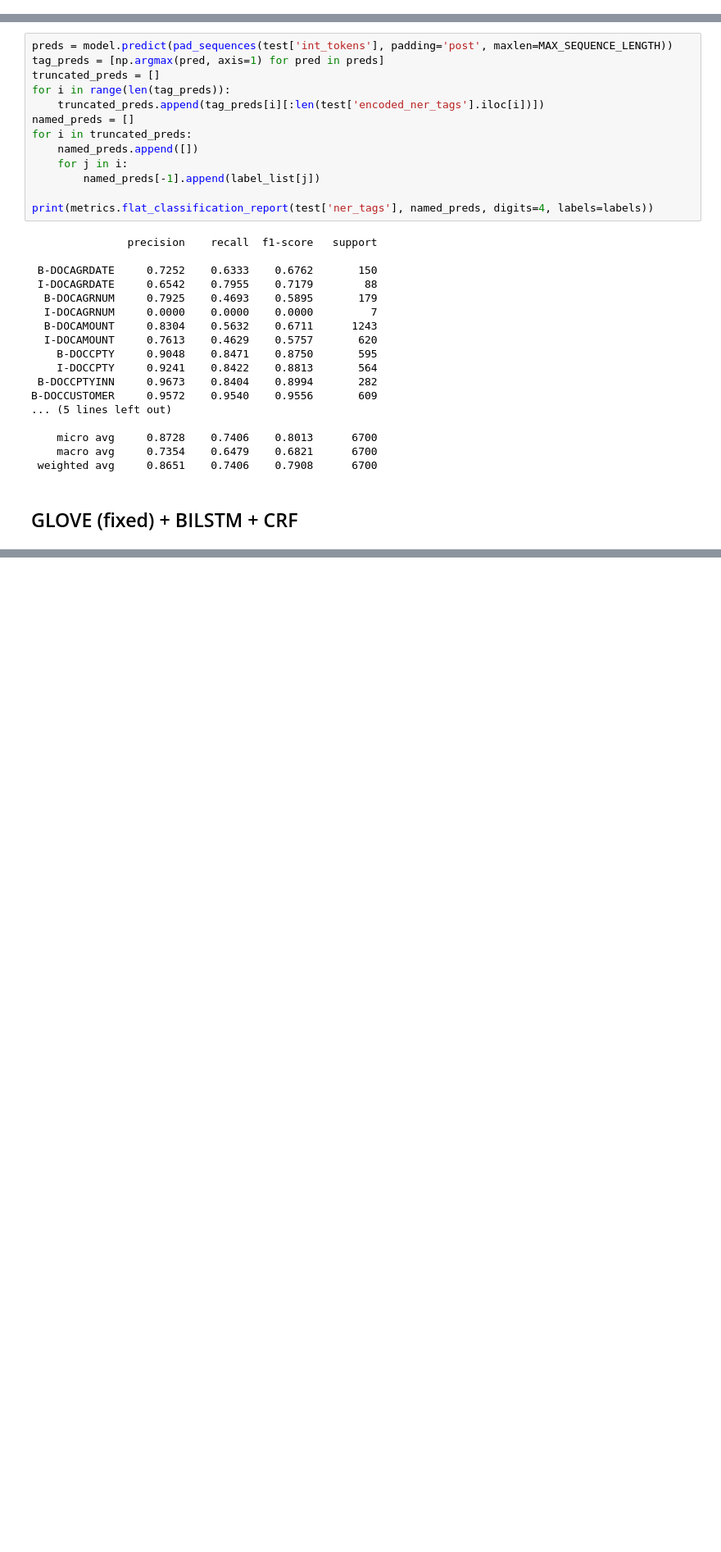
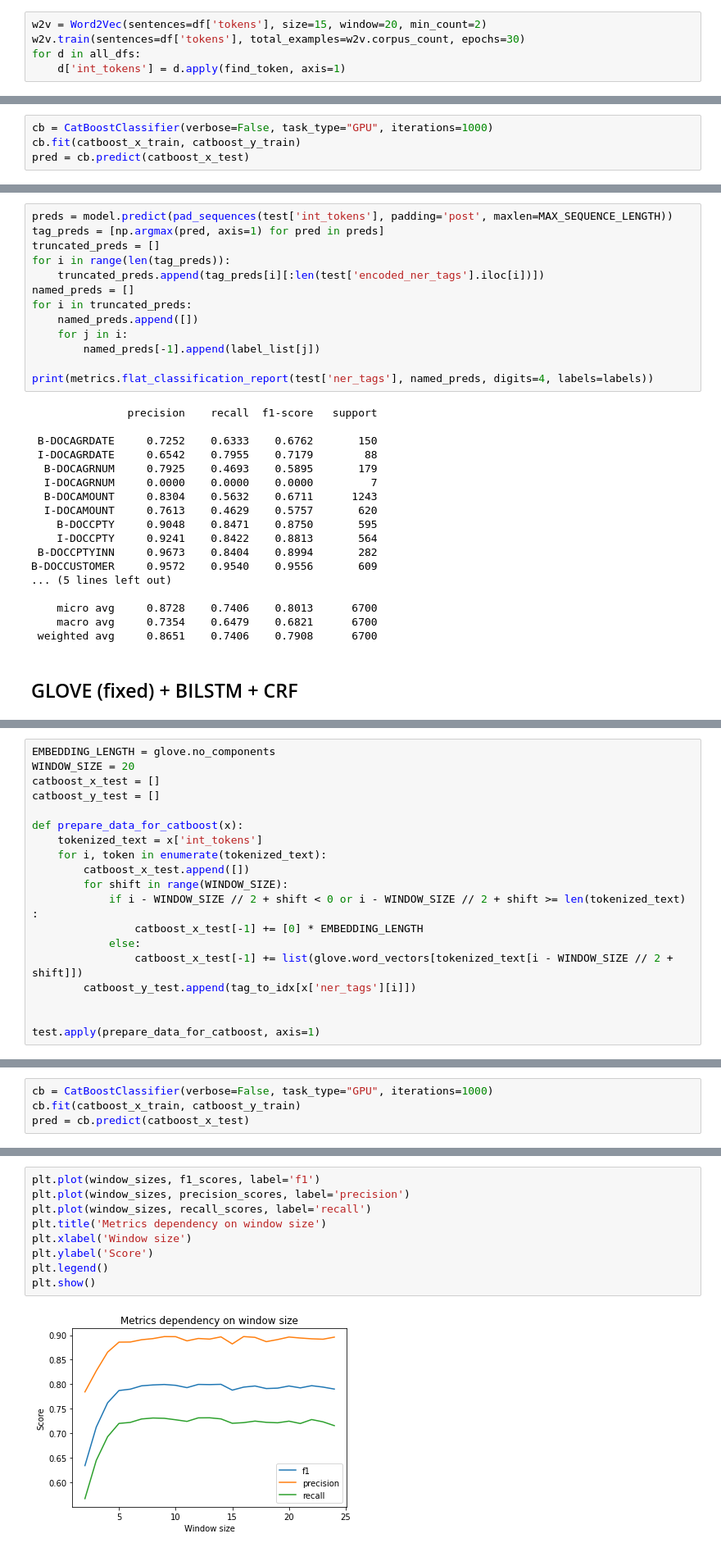
Before and after one commit to ArseniyBolotin/NER, a Jupyter notebook: PAD_W2V_BILSTM_CRF.ipynb, the cells around one changed output, grey strips where cells are left out. Shown at 82% size. Saved outputs shown, nothing was run; the diff lists cells and outputs as text; blank space fills up the shorter version.

Commit message:
+ catboost

```diff
--- a/PAD_W2V_BILSTM_CRF.ipynb
+++ b/PAD_W2V_BILSTM_CRF.ipynb
@@ -1109,0 +1121,5 @@ B-DOCCUSTOMER     0.9513    0.8982    0.9240       609
+# %%
+w2v = Word2Vec(sentences=df['tokens'], size=15, window=20, min_count=2)
+w2v.train(sentences=df['tokens'], total_examples=w2v.corpus_count, epochs=30)
+for d in all_dfs:
+    d['int_tokens'] = d.apply(find_token, axis=1)
@@ -1109,0 +1190,4 @@ B-DOCCUSTOMER     0.9513    0.8982    0.9240       609
+# %%
+cb = CatBoostClassifier(verbose=False, task_type="GPU", iterations=1000)
+cb.fit(catboost_x_train, catboost_y_train)
+pred = cb.predict(catboost_x_test)
@@ -1335,0 +1844,19 @@ B-DOCCUSTOMER     0.2979    0.6125    0.4009       609
+# %%
+EMBEDDING_LENGTH = glove.no_components
+WINDOW_SIZE = 20
+catboost_x_test = []
+catboost_y_test = []
+
+def prepare_data_for_catboost(x):
+    tokenized_text = x['int_tokens']
+    for i, token in enumerate(tokenized_text):
+        catboost_x_test.append([])
+        for shift in range(WINDOW_SIZE):
+            if i - WINDOW_SIZE // 2 + shift < 0 or i - WINDOW_SIZE // 2 + shift >= len(tokenized_text) :
+                catboost_x_test[-1] += [0] * EMBEDDING_LENGTH
+            else:
+                catboost_x_test[-1] += list(glove.word_vectors[tokenized_text[i - WINDOW_SIZE // 2 + shift]])
+        catboost_y_test.append(tag_to_idx[x['ner_tags'][i]])
+
+
+test.apply(prepare_data_for_catboost, axis=1)
@@ -1335,0 +1876,4 @@ B-DOCCUSTOMER     0.2979    0.6125    0.4009       609
+# %%
+cb = CatBoostClassifier(verbose=False, task_type="GPU", iterations=1000)
+cb.fit(catboost_x_train, catboost_y_train)
+pred = cb.predict(catboost_x_test)
@@ -1335,0 +1973,11 @@ B-DOCCUSTOMER     0.2979    0.6125    0.4009       609
+# %%
+plt.plot(window_sizes, f1_scores, label='f1')
+plt.plot(window_sizes, precision_scores, label='precision')
+plt.plot(window_sizes, recall_scores, label='recall')
+plt.title('Metrics dependency on window size')
+plt.xlabel('Window size')
+plt.ylabel('Score')
+plt.legend()
+plt.show()
+# %% [output]
+[figure, added]
```
Also changed, not shown: parts of 74 cells of this notebook, 1 other file.
